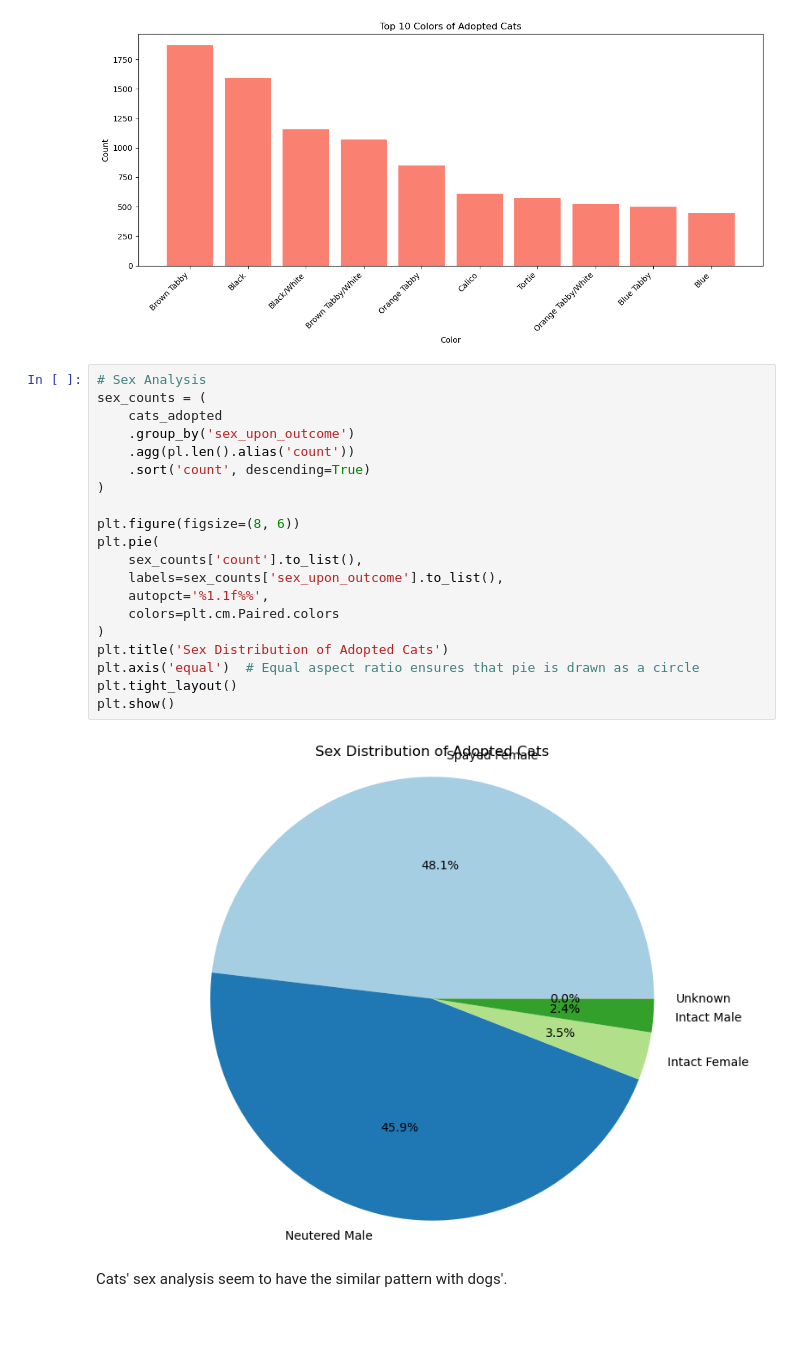
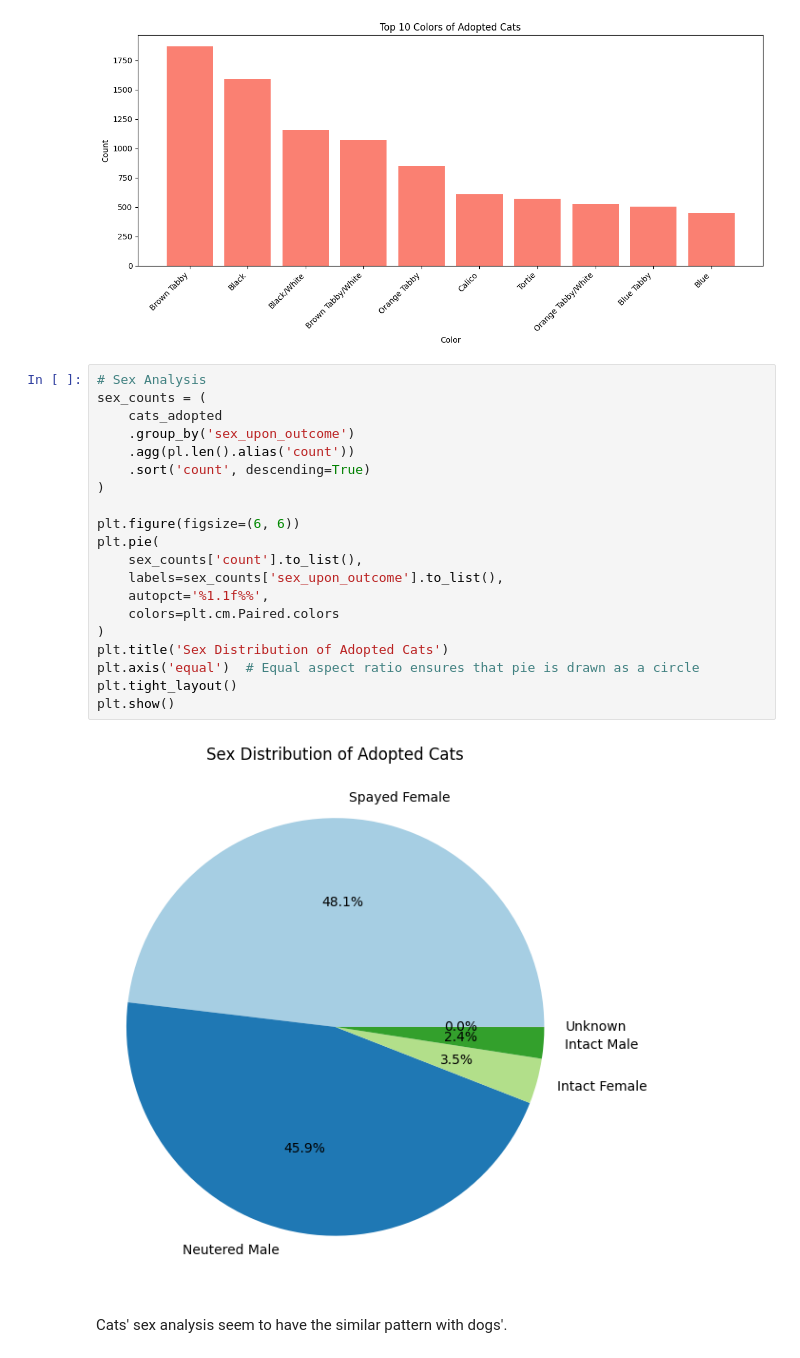
Before and after one commit to hlm01/ECE_143_Project, a Jupyter notebook: main.ipynb, the cells around one changed output. Drawn from its saved outputs; the diff is of its cells as text; blank space fills up the shorter version.

```diff
--- a/main.ipynb
+++ b/main.ipynb
@@ -482,25 +428,25 @@ plt.show()
 # %%
 # Sex Analysis
 sex_counts = (
     cats_adopted
     .group_by('sex_upon_outcome')
     .agg(pl.len().alias('count'))
     .sort('count', descending=True)
 )
 
-plt.figure(figsize=(8, 6))
+plt.figure(figsize=(6, 6))
 plt.pie(
     sex_counts['count'].to_list(),
     labels=sex_counts['sex_upon_outcome'].to_list(),
     autopct='%1.1f%%',
     colors=plt.cm.Paired.colors
 )
 plt.title('Sex Distribution of Adopted Cats')
 plt.axis('equal')  # Equal aspect ratio ensures that pie is drawn as a circle
 plt.tight_layout()
 plt.show()
 # %% [output]
-[figure, old version]
+[figure, new version]
 # %% [markdown]
 Cats' sex analysis seem to have the similar pattern with dogs'.
 # %% [markdown]
```
Also changed, not shown: parts of 10 cells of this notebook, 1 other file.
